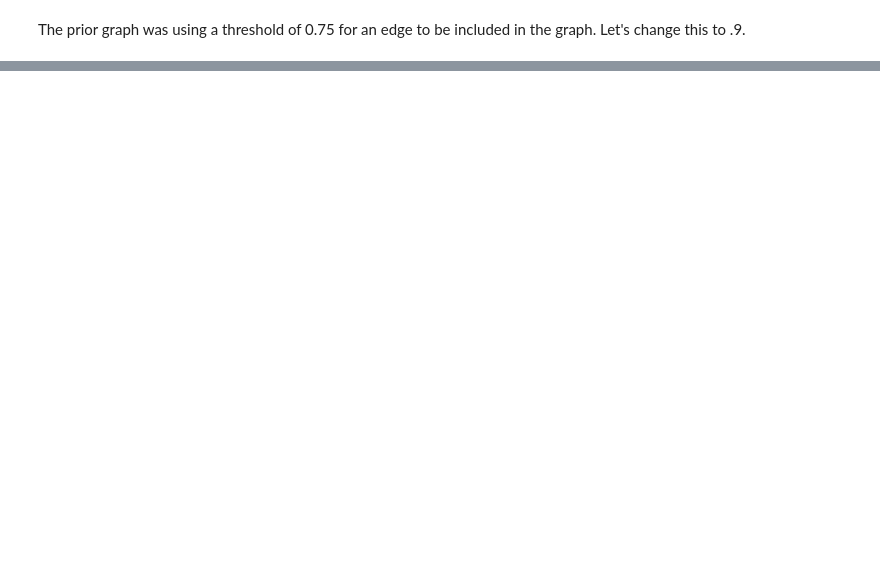
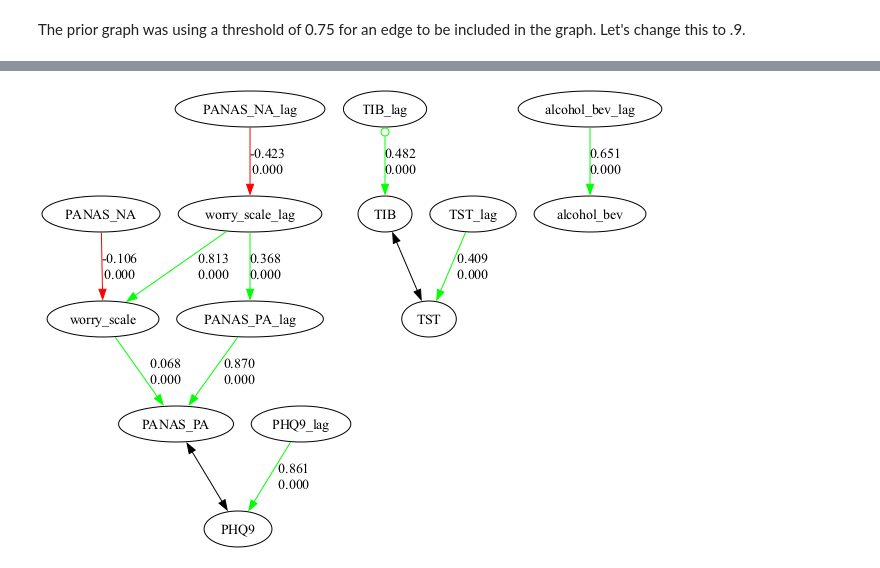
Before and after one commit to kelvinlim/tetrad_plus, a Jupyter notebook: stability_example.ipynb, the cells around one changed output, grey strips where cells are left out. Cells and saved outputs as stored; diff of their text form; code cells hidden in the pictures; blank space fills up the shorter version.

```diff
--- a/stability_example.ipynb
+++ b/stability_example.ipynb
@@ -229,6 +264,6 @@ obj.show_graph()
 The prior graph was using a threshold of 0.75 for an edge to be included in the graph.  Let's change this to .9.
 # %%
 # Let's get a new set of edges based on the min_fractio of 0.9
-selected_edges = ts.select_edges(sorted_edges, min_fraction=0.8)
+selected_edges = tp.select_edges(sorted_edges, min_fraction=0.7)
 
 selected_edges
@@ -235,12 +283,14 @@ selected_edges
 # %%
 # run the sem and create a new graph
 obj = DgraphFlex()
 obj.add_edges(selected_edges)
 
 # run the sem
-lavaan_model = ts.edges_to_lavaan(selected_edges)
-sem_results = ts.run_semopy(lavaan_model, df_lag_std)
+lavaan_model = tp.edges_to_lavaan(selected_edges)
+sem_results = tp.run_semopy(lavaan_model, df_lag_std)
 # add the semopy results to the graph object
-ts.add_sem_results_to_graph(obj, sem_results['estimates'])
+tp.add_sem_results_to_graph(obj, sem_results['estimates'])
 # save the graph to a png file
 obj.show_graph()
+# %% [output]
+[figure, added]
```
Also changed, not shown: parts of 11 cells of this notebook, 1 other file.
